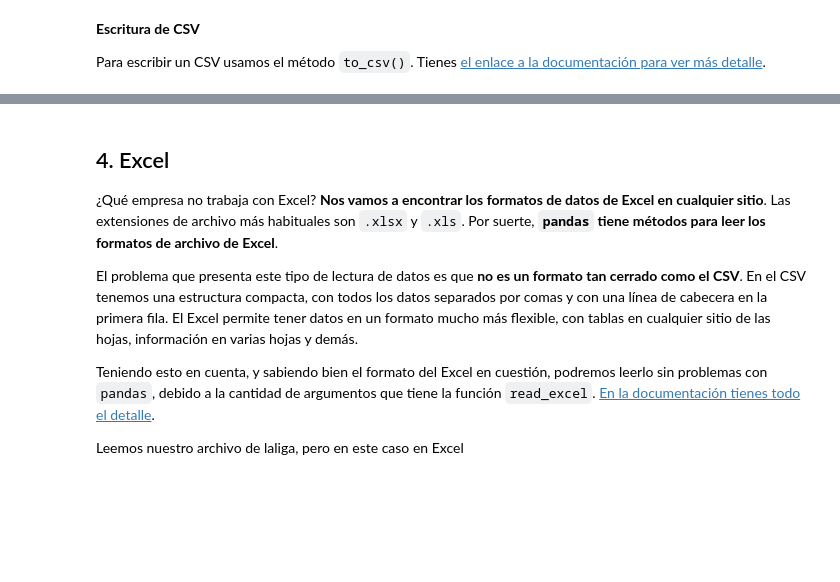
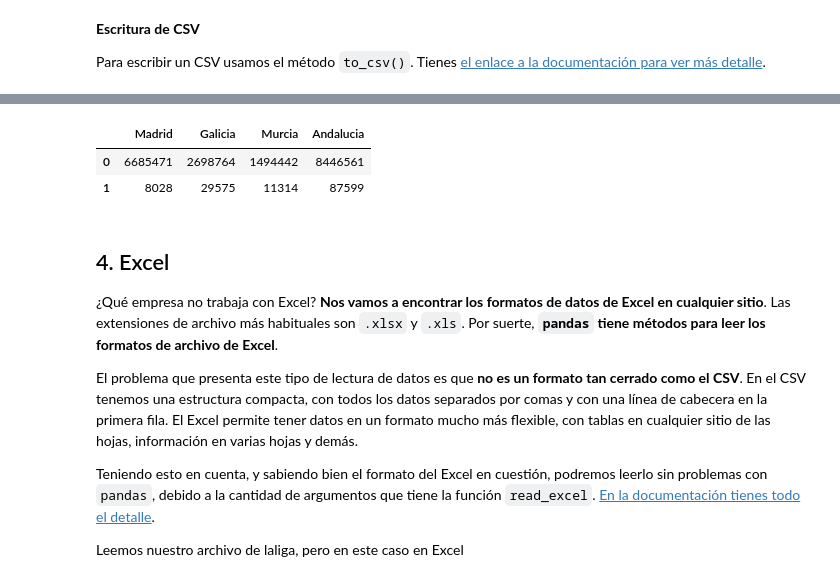
Before and after one commit to Mlcruz9/DS_TheBridgeBBK_FBIL2023, a Jupyter notebook: 2- Data Analysis/3-Sources/Archivos/Teoría/0-Lectura Escritura.ipynb, the cells around one changed output, grey strips where cells are left out. Saved outputs shown, nothing was run; the diff lists cells and outputs as text; code cells hidden in the pictures; blank space fills up the shorter version.

```diff
--- a/2- Data Analysis/3-Sources/Archivos/Teoría/0-Lectura Escritura.ipynb
+++ b/2- Data Analysis/3-Sources/Archivos/Teoría/0-Lectura Escritura.ipynb
@@ -395,3 +399,11 @@ superficie = pd.Series([8028, 29575, 11314, 87599],
+# %%
+ejercicio_clases = pd.read_csv("data/ejercicio_clases.csv", sep=';')
+# %%
+ejercicio_clases
+# %% [output]
+|  | Madrid | Galicia | Murcia | Andalucia |
+| 0 | 6685471 | 2698764 | 1494442 | 8446561 |
+| 1 | 8028 | 29575 | 11314 | 87599 |
 # %% [markdown]
 ## 4. Excel
 ¿Qué empresa no trabaja con Excel? **Nos vamos a encontrar los formatos de datos de Excel en cualquier sitio**. Las extensiones de archivo más habituales son `.xlsx` y `.xls`. Por suerte, **`pandas` tiene métodos para leer los formatos de archivo de Excel**.
```
Also changed, not shown: parts of 3 cells of this notebook, 11 other files.
